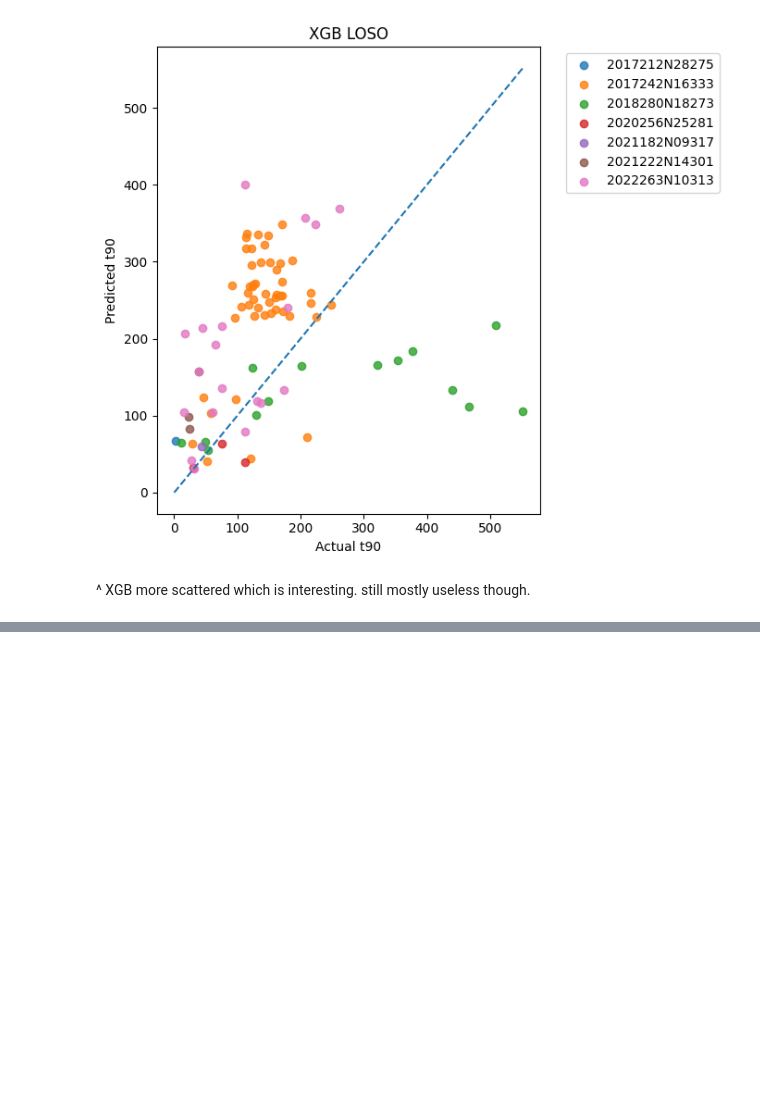
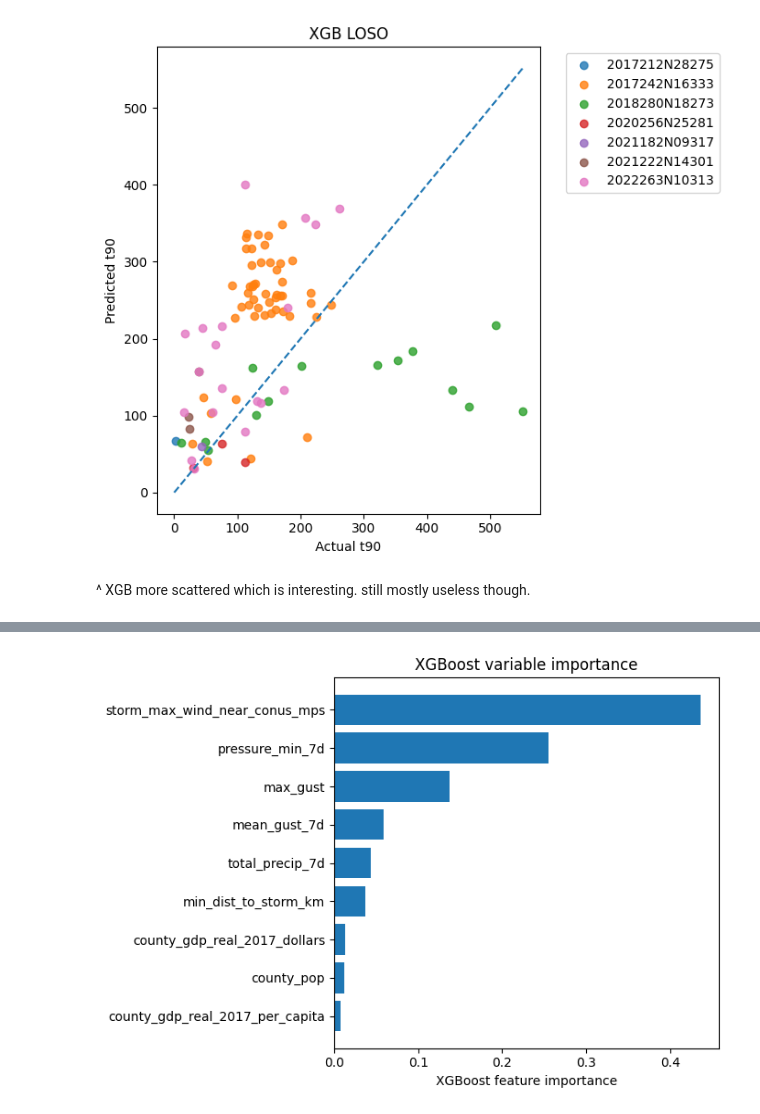
Before and after one commit to lukemccarvill/outage-recovery-forecasting, a Jupyter notebook: python_scripts/RF_vs_XGB.ipynb, the cells around one changed output, grey strips where cells are left out. Cells and saved outputs as stored; diff of their text form; code cells hidden in the pictures; blank space fills up the shorter version.

```diff
--- a/python_scripts/RF_vs_XGB.ipynb
+++ b/python_scripts/RF_vs_XGB.ipynb
@@ -649,0 +1137,23 @@ plot_scatter_by_storm(xgb_loso_preds, y.values, groups, "XGB LOSO")
+# %%
+# --- Cell: Fit full-data XGB and MLR models for variable importance ---
+# These are for interpretation only, not performance evaluation.
+
+from sklearn.pipeline import Pipeline
+from sklearn.compose import ColumnTransformer
+from sklearn.impute import SimpleImputer
+
+# XGB: use the same current get_xgb() model
+xgb_full = Pipeline([
+    ("preprocess", preprocess),
+    ("model", get_xgb())
+])
+
+xgb_full.fit(X, y)
+
+xgb_importance = pd.DataFrame({
+    "feature": FEATURES,
+    "xgb_importance": xgb_full.named_steps["model"].feature_importances_
+}).sort_values("xgb_importance", ascending=False)
+
+print("XGBoost feature importance:")
+print(xgb_importance)
@@ -649,0 +1219,15 @@ plot_scatter_by_storm(xgb_loso_preds, y.values, groups, "XGB LOSO")
+# %%
+# --- Cell: Plot XGB feature importance ---
+
+plt.figure(figsize=(7, 5))
+plt.barh(
+    xgb_importance["feature"],
+    xgb_importance["xgb_importance"]
+)
+plt.gca().invert_yaxis()
+plt.xlabel("XGBoost feature importance")
+plt.title("XGBoost variable importance")
+plt.tight_layout()
+plt.show()
+# %% [output]
+[figure, added]
```
Also changed, not shown: parts of 27 cells of this notebook, 6 other files.
